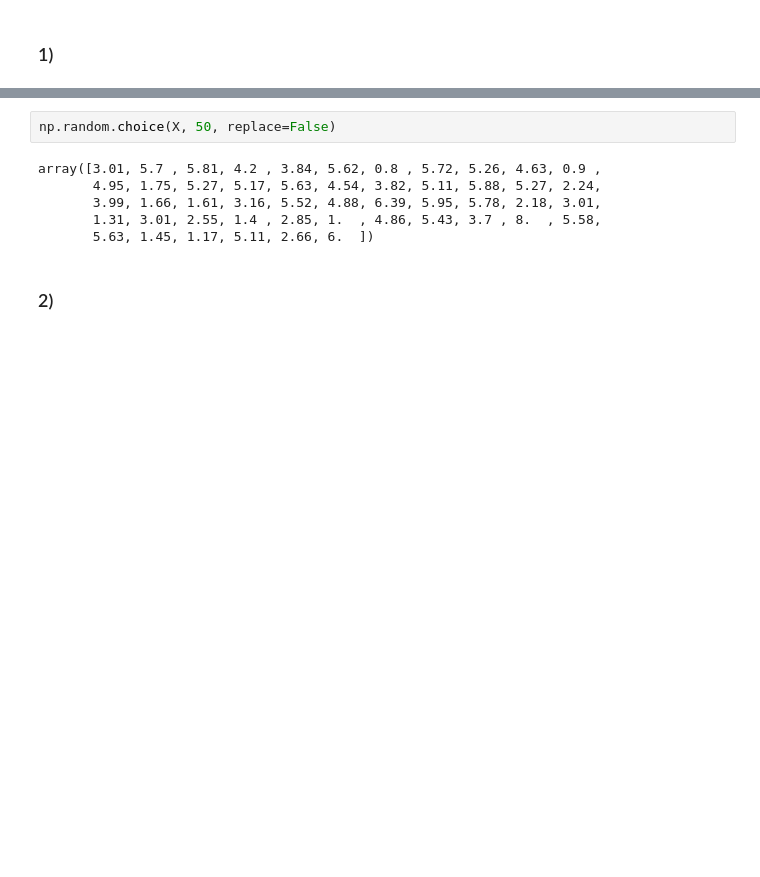
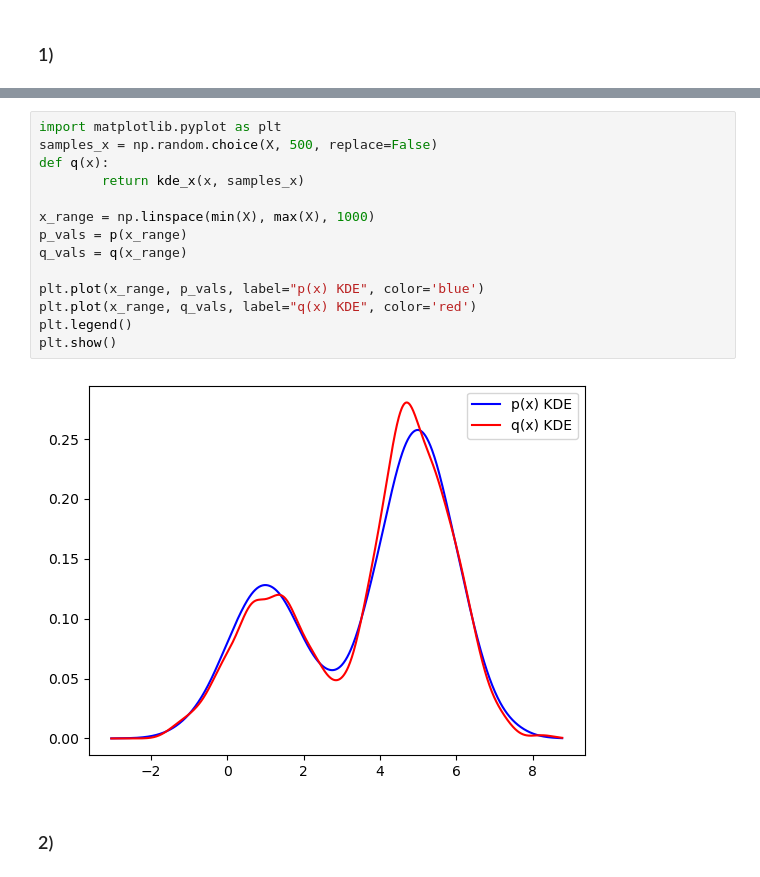
Before and after one commit to kennethaldridge/DS4400-HW, a Jupyter notebook: ds4400_hw6.ipynb, the cells around one changed output, grey strips where cells are left out. Drawn from its saved outputs; the diff is of its cells as text; blank space fills up the shorter version.

```diff
--- a/ds4400_hw6.ipynb
+++ b/ds4400_hw6.ipynb
@@ -249,11 +290,19 @@ plt.show()
-# %%
-np.random.choice(X, 50, replace=False)
-# %% [output]
-array([3.01, 5.7 , 5.81, 4.2 , 3.84, 5.62, 0.8 , 5.72, 5.26, 4.63, 0.9 ,
-       4.95, 1.75, 5.27, 5.17, 5.63, 4.54, 3.82, 5.11, 5.88, 5.27, 2.24,
-       3.99, 1.66, 1.61, 3.16, 5.52, 4.88, 6.39, 5.95, 5.78, 2.18, 3.01,
-       1.31, 3.01, 2.55, 1.4 , 2.85, 1.  , 4.86, 5.43, 3.7 , 8.  , 5.58,
-       5.63, 1.45, 1.17, 5.11, 2.66, 6.  ])
+# %%
+import matplotlib.pyplot as plt
+samples_x = np.random.choice(X, 500, replace=False)
+def q(x):
+        return kde_x(x, samples_x)
+
+x_range = np.linspace(min(X), max(X), 1000)
+p_vals = p(x_range)
+q_vals = q(x_range)
+
+plt.plot(x_range, p_vals, label="p(x) KDE", color='blue')
+plt.plot(x_range, q_vals, label="q(x) KDE", color='red')
+plt.legend()
+plt.show()
+# %% [output]
+[figure, added]
 # %% [markdown]
 ### 2)
 # %%
```
Also changed, not shown: parts of 8 cells of this notebook.
